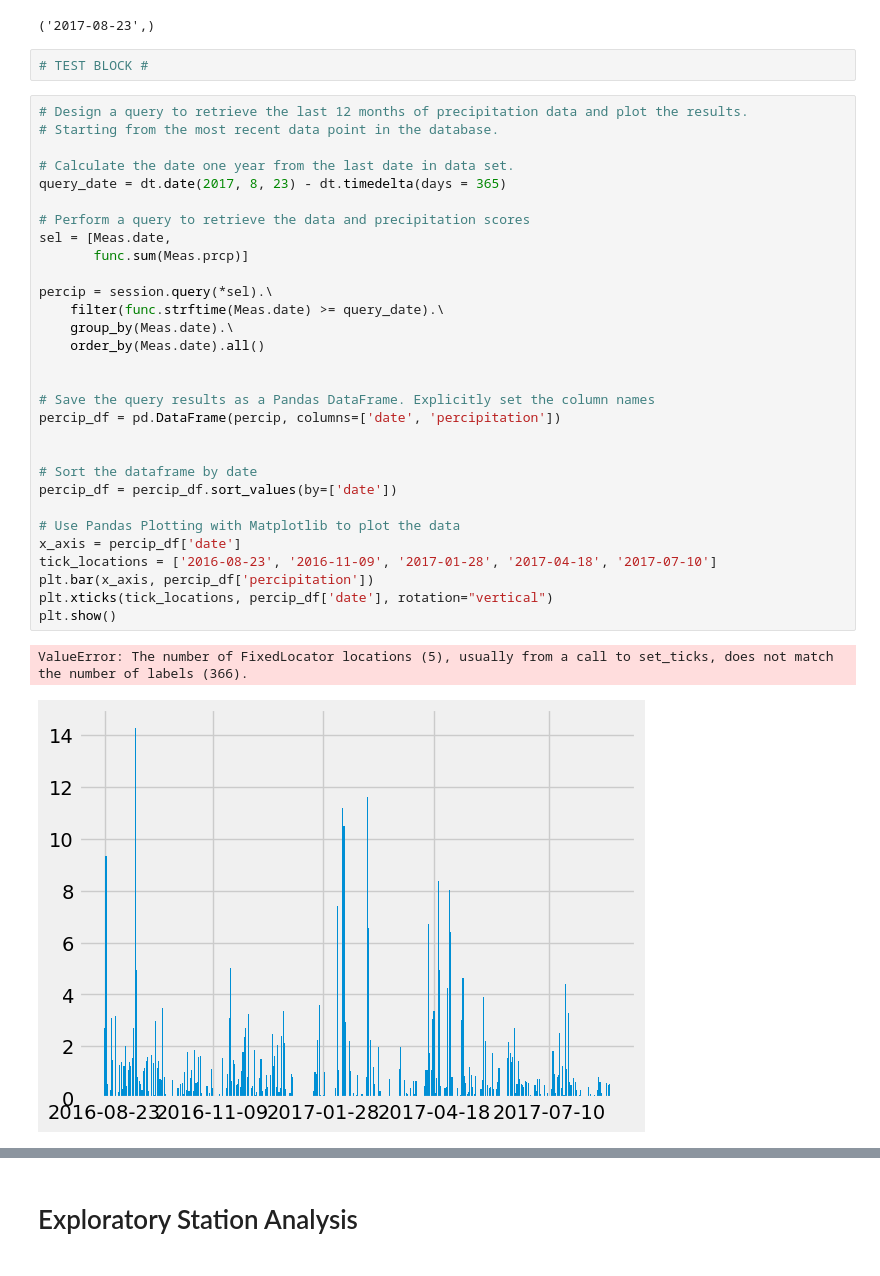
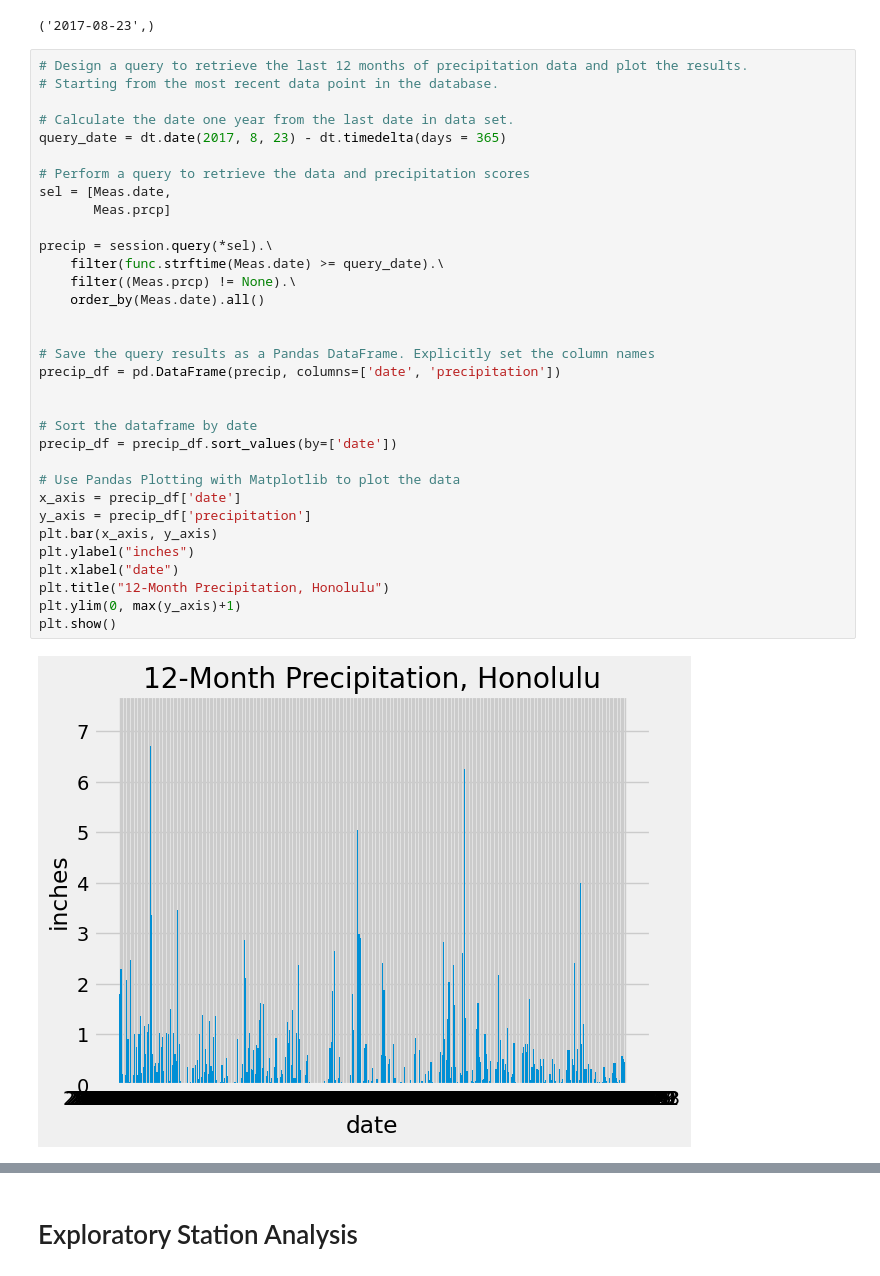
Before and after one commit to angiecfoust/sqlalchemy_challenge, a Jupyter notebook: climate_starter.ipynb, the cells around one changed output, grey strips where cells are left out. Saved outputs shown, nothing was run; the diff lists cells and outputs as text.

Commit message:
part 1 completed, bar graph needs tweaked

```diff
--- a/climate_starter.ipynb
+++ b/climate_starter.ipynb
@@ -72,38 +72,38 @@ session = Session(engine)
 session.query(Meas.date).order_by(Meas.date.desc()).first()
 # %% [output]
 ('2017-08-23',)
-# %%
-# TEST BLOCK #
 # %%
 # Design a query to retrieve the last 12 months of precipitation data and plot the results.
 # Starting from the most recent data point in the database.
 
 # Calculate the date one year from the last date in data set.
 query_date = dt.date(2017, 8, 23) - dt.timedelta(days = 365)
 
 # Perform a query to retrieve the data and precipitation scores
 sel = [Meas.date,
-       func.sum(Meas.prcp)]
+       Meas.prcp]
 
-percip = session.query(*sel).\
+precip = session.query(*sel).\
     filter(func.strftime(Meas.date) >= query_date).\
-    group_by(Meas.date).\
+    filter((Meas.prcp) != None).\
     order_by(Meas.date).all()
 
 
 # Save the query results as a Pandas DataFrame. Explicitly set the column names
-percip_df = pd.DataFrame(percip, columns=['date', 'percipitation'])
+precip_df = pd.DataFrame(precip, columns=['date', 'precipitation'])
 
 
 # Sort the dataframe by date
-percip_df = percip_df.sort_values(by=['date'])
+precip_df = precip_df.sort_values(by=['date'])
 
 # Use Pandas Plotting with Matplotlib to plot the data
-x_axis = percip_df['date']
-tick_locations = ['2016-08-23', '2016-11-09', '2017-01-28', '2017-04-18', '2017-07-10']
-plt.bar(x_axis, percip_df['percipitation'])
-plt.xticks(tick_locations, percip_df['date'], rotation="vertical")
+x_axis = precip_df['date']
+y_axis = precip_df['precipitation']
+plt.bar(x_axis, y_axis)
+plt.ylabel("inches")
+plt.xlabel("date")
+plt.title("12-Month Precipitation, Honolulu")
+plt.ylim(0, max(y_axis)+1)
 plt.show()
 # %% [output]
-ValueError: The number of FixedLocator locations (5), usually from a call to set_ticks, does not match the number of labels (366).
-[figure, old version]
+[figure, new version]
```
Also changed, not shown: parts of 6 cells of this notebook, 1 other file.
